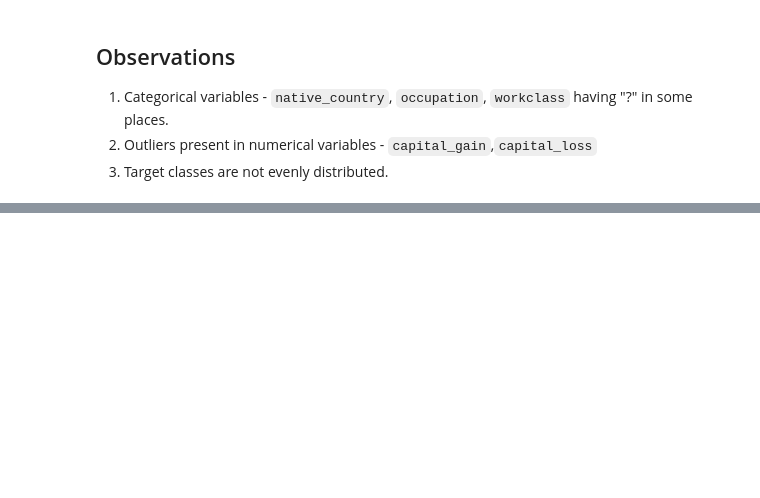
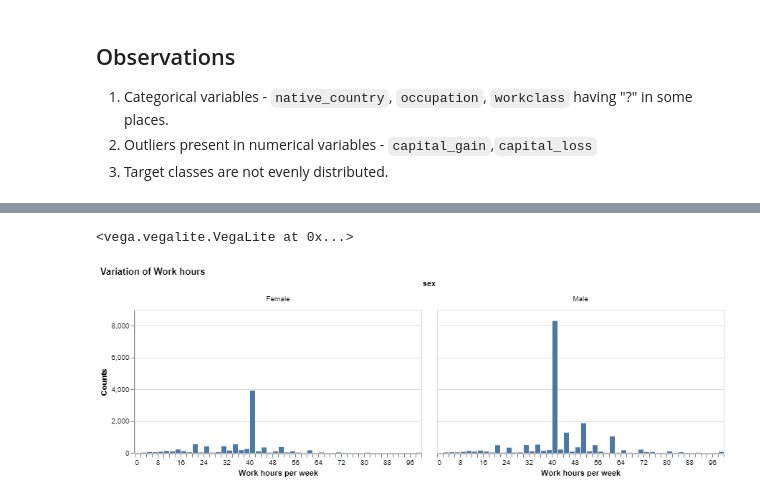
Before and after one commit to UBC-MDS/DSCI_522_group-307, a Jupyter notebook: eda/EDA_Adult_data.ipynb, the cells around one changed output, grey strips where cells are left out. Cells and saved outputs as stored; diff of their text form; code cells hidden in the pictures; blank space fills up the shorter version.

```diff
--- a/eda/EDA_Adult_data.ipynb
+++ b/eda/EDA_Adult_data.ipynb
@@ -119,0 +169,14 @@ Number of observations with income Class <=50K $ = 24720
+# %%
+p3 = alt.Chart(X_train).mark_bar().encode(
+    alt.X('hours_per_week:Q', bin=alt.Bin(step=2), title = "Work hours per week"),
+    alt.Y('count()', title = "Counts"),
+    facet = 'sex:N'
+).properties(
+    title = "Variation of Work hours",
+    width = 400,
+    height = 200
+)
+p3
+# %% [output]
+<vega.vegalite.VegaLite at 0x...>
+[figure, added]
```
Also changed, not shown: parts of 24 cells of this notebook, 8 other files.
